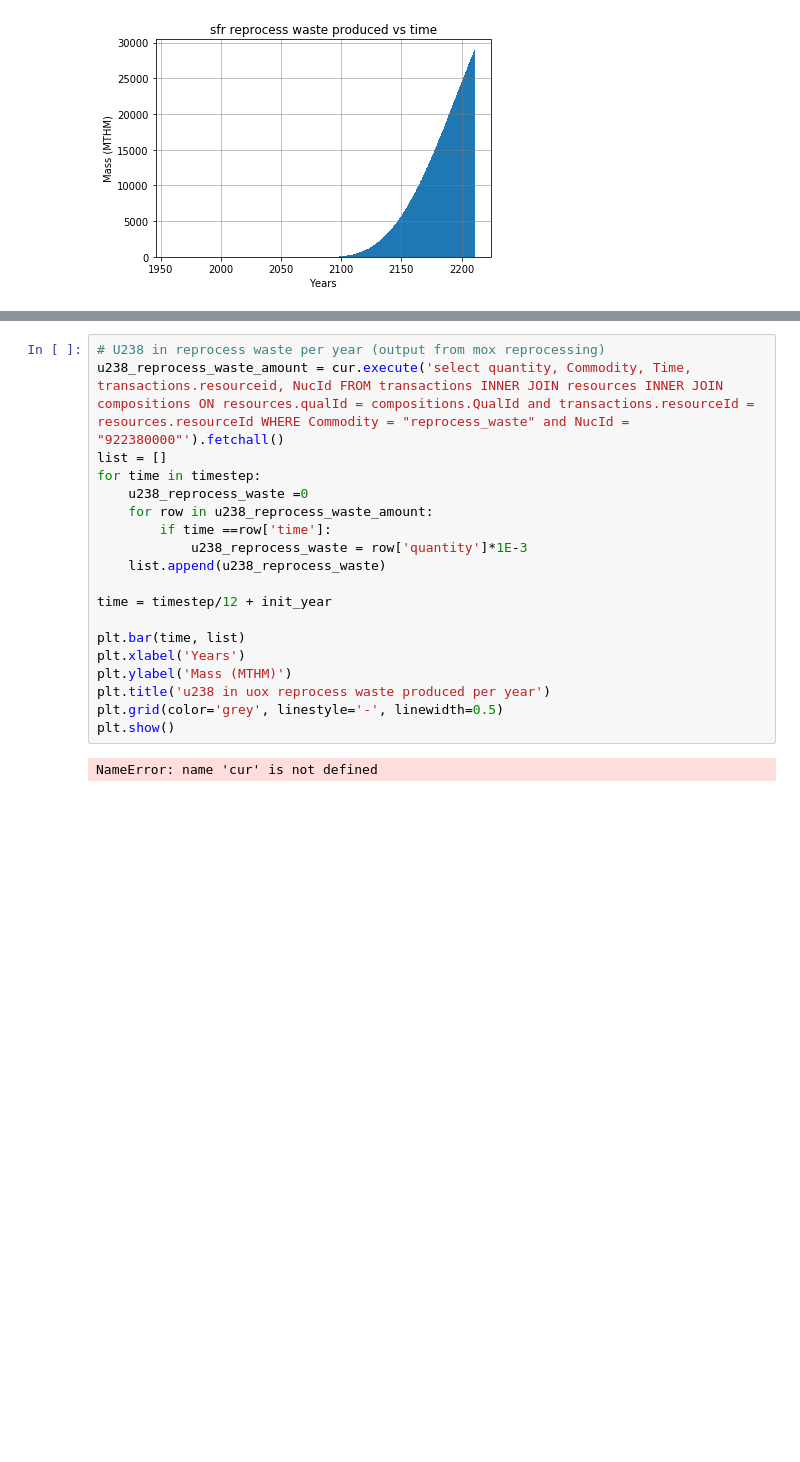
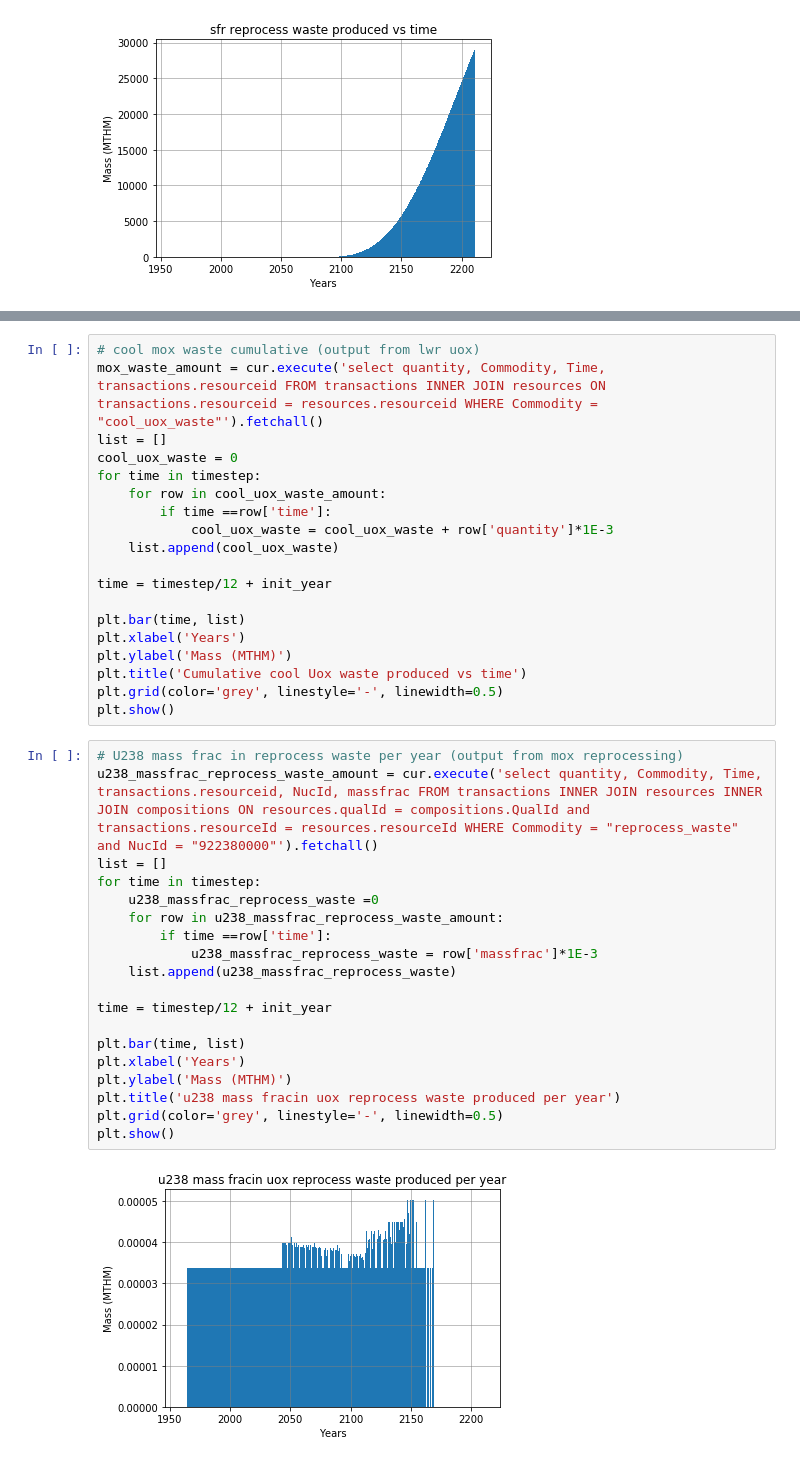
Before and after one commit to gwenchee/412-project, a Jupyter notebook: 412-project/412-project.ipynb, the cells around one changed output, grey strips where cells are left out. Cells and saved outputs as stored; diff of their text form; blank space fills up the shorter version.

```diff
--- a/412-project/412-project.ipynb
+++ b/412-project/412-project.ipynb
@@ -277,21 +338,40 @@ plt.show()
+# %%
+# cool mox waste cumulative (output from lwr uox)
+mox_waste_amount = cur.execute('select quantity, Commodity, Time, transactions.resourceid FROM transactions INNER JOIN resources ON transactions.resourceid = resources.resourceid WHERE Commodity = "cool_uox_waste"').fetchall()
+list = []
+cool_uox_waste = 0
+for time in timestep:
+    for row in cool_uox_waste_amount:
+        if time ==row['time']:
+            cool_uox_waste = cool_uox_waste + row['quantity']*1E-3
+    list.append(cool_uox_waste)
+
+time = timestep/12 + init_year
+
+plt.bar(time, list)
+plt.xlabel('Years')
+plt.ylabel('Mass (MTHM)')
+plt.title('Cumulative cool Uox waste produced vs time')
+plt.grid(color='grey', linestyle='-', linewidth=0.5)
+plt.show()
 # %%
-# U238 in reprocess waste per year (output from mox reprocessing)
-u238_reprocess_waste_amount = cur.execute('select quantity, Commodity, Time, transactions.resourceid, NucId FROM transactions INNER JOIN resources INNER JOIN compositions ON resources.qualId = compositions.QualId and transactions.resourceId = resources.resourceId WHERE Commodity = "reprocess_waste" and NucId = "922380000"').fetchall()
+# U238 mass frac in reprocess waste per year (output from mox reprocessing)
+u238_massfrac_reprocess_waste_amount = cur.execute('select quantity, Commodity, Time, transactions.resourceid, NucId, massfrac FROM transactions INNER JOIN resources INNER JOIN compositions ON resources.qualId = compositions.QualId and transactions.resourceId = resources.resourceId WHERE Commodity = "reprocess_waste" and NucId = "922380000"').fetchall()
 list = []
 for time in timestep:
-    u238_reprocess_waste =0
-    for row in u238_reprocess_waste_amount:
+    u238_massfrac_reprocess_waste =0
+    for row in u238_massfrac_reprocess_waste_amount:
         if time ==row['time']:
-            u238_reprocess_waste = row['quantity']*1E-3
-    list.append(u238_reprocess_waste)
+            u238_massfrac_reprocess_waste = row['massfrac']*1E-3
+    list.append(u238_massfrac_reprocess_waste)
 
 time = timestep/12 + init_year
 
 plt.bar(time, list)
 plt.xlabel('Years')
 plt.ylabel('Mass (MTHM)')
-plt.title('u238 in uox reprocess waste produced per year')
+plt.title('u238 mass fracin uox reprocess waste produced per year')
 plt.grid(color='grey', linestyle='-', linewidth=0.5)
 plt.show()
 # %% [output]
-NameError: name 'cur' is not defined
+[figure, added]
```
Also changed, not shown: parts of 11 cells of this notebook.
